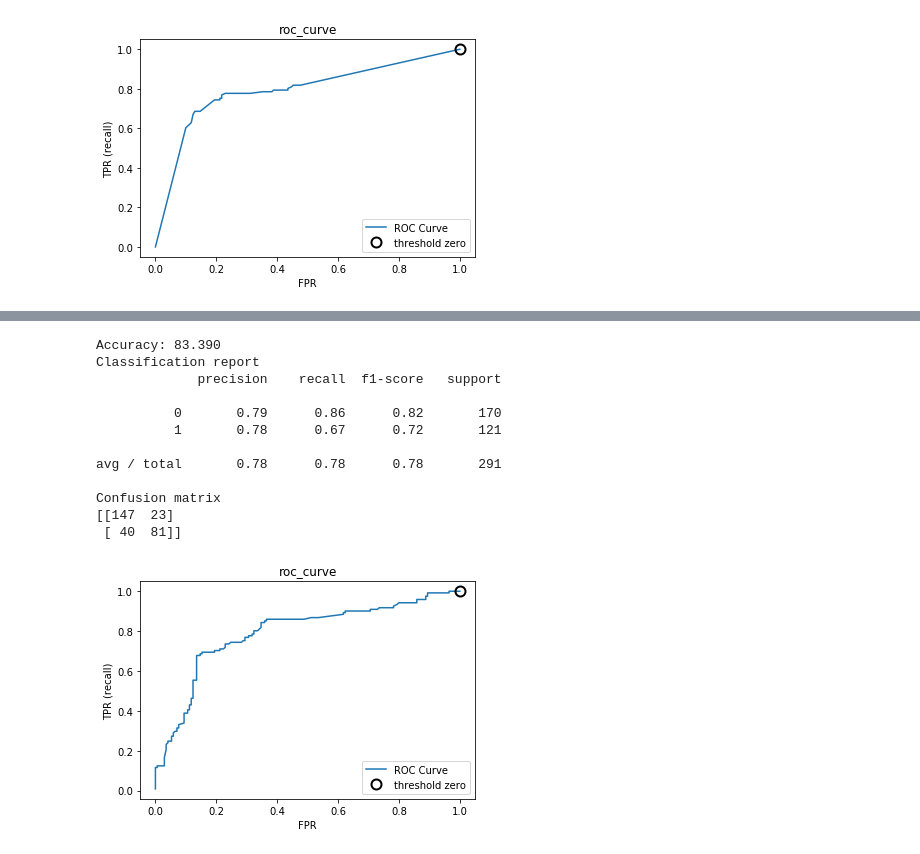
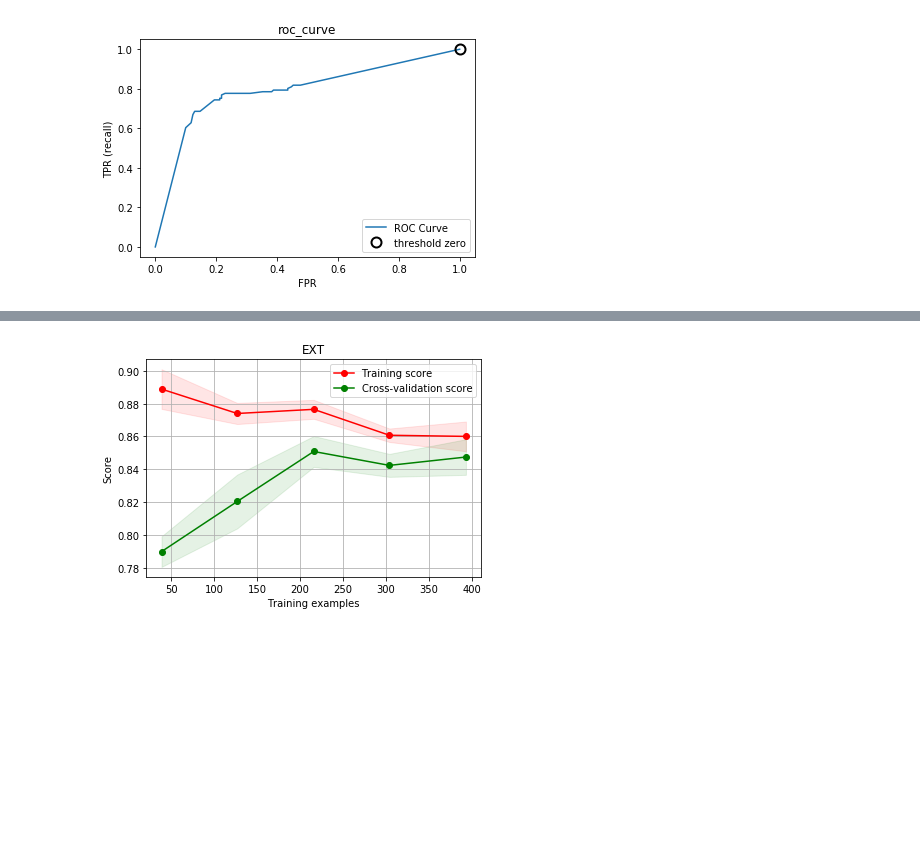
Before and after one commit to krishnamohan-seelam/MachineLearning, a Jupyter notebook: AnacondaProjects/MachineLearning_Handbook/Titanic/Kaggle_Titanic_BestFit.ipynb, the cells around one changed output, grey strips where cells are left out. Drawn from its saved outputs; the diff is of its cells as text; code cells hidden in the pictures; blank space fills up the shorter version.

```diff
--- a/AnacondaProjects/MachineLearning_Handbook/Titanic/Kaggle_Titanic_BestFit.ipynb
+++ b/AnacondaProjects/MachineLearning_Handbook/Titanic/Kaggle_Titanic_BestFit.ipynb
@@ -1073,28 +1079,7 @@ SVC(C=1, cache_size=200, class_weight=None, coef0=0.0,
-# %%
-svmc = svmc_best
-
-svmc.fit(X_trainmodel, y_trainmodel.values.ravel())
-#g = plot_learning_curve(rfc,"RandomForest",X_trainmodel,y_trainmodel.values.ravel(),cv=None)
-result = svmc.score(X_trainmodel_std, y_trainmodel.values)
-print ("Accuracy: {0:.3f}".format(result*100.0))
-y_pred=measure_performance(X_val,y_val,svmc, show_accuracy=False,
-                    show_classification_report=True,
-                    show_confusion_matrix=True, show_r2_score=False)
-plot_roc(y_val,svmc)
-# %% [output]
-Accuracy: 83.390
-Classification report
-             precision    recall  f1-score   support
-
-          0       0.79      0.86      0.82       170
-          1       0.78      0.67      0.72       121
-
-avg / total       0.78      0.78      0.78       291
-
-Confusion matrix
-[[147  23]
- [ 40  81]]
-[figure, removed]
+# %%
+g = plot_learning_curve(extc,"EXT",X_trainmodel_std,y_trainmodel.values.ravel(),cv=None)
+# %% [output]
+[figure, added]
 # %%
 # Gradient boosting tunning
 
```
Also changed, not shown: parts of 26 cells of this notebook, 18 other files.
